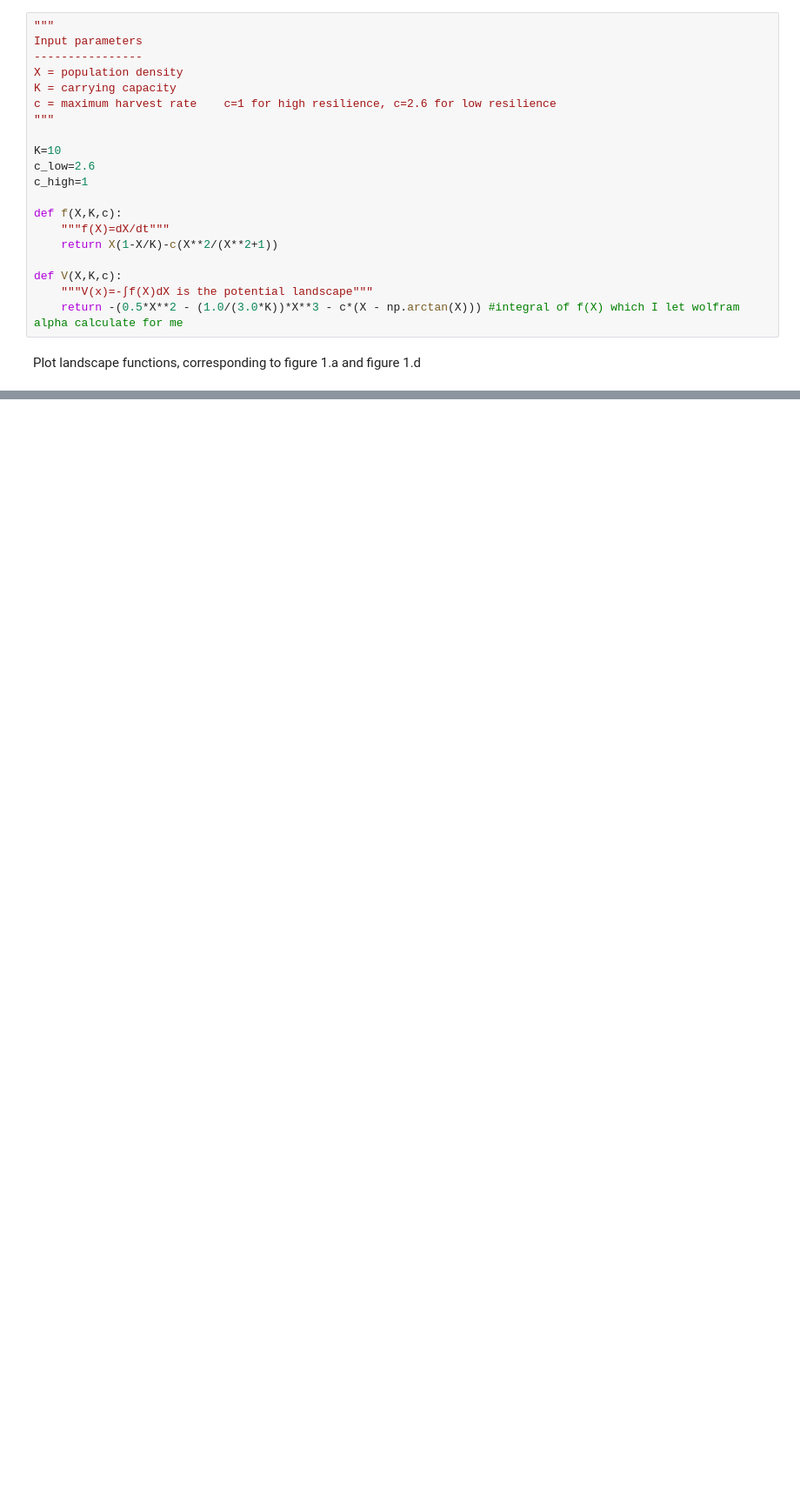
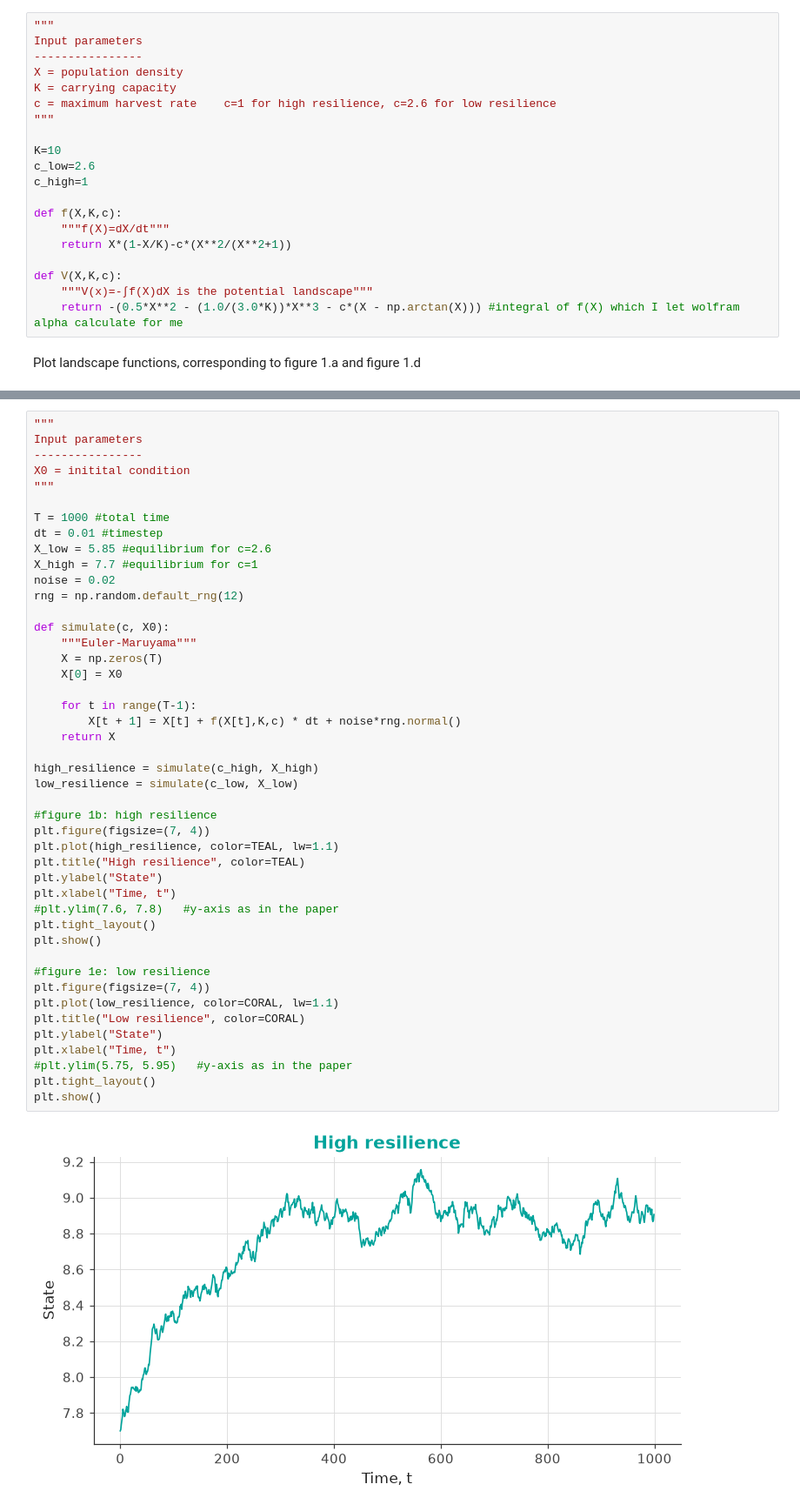
Before and after one commit to betsplie/CSassignment2, a Jupyter notebook: plots.ipynb, the cells around one changed output, grey strips where cells are left out. Shown at 87% size. Cells and saved outputs as stored; diff of their text form; blank space fills up the shorter version.

```diff
--- a/plots.ipynb
+++ b/plots.ipynb
@@ -36,7 +37,7 @@ c_high=1
 
 def f(X,K,c):
     """f(X)=dX/dt"""
-    return X(1-X/K)-c(X**2/(X**2+1))
+    return X*(1-X/K)-c*(X**2/(X**2+1))
 
 def V(X,K,c):
     """V(x)=-∫f(X)dX is the potential landscape"""
@@ -73,0 +77,47 @@ plt.show()
+# %%
+"""
+Input parameters
+----------------
+X0 = initital condition
+"""
+
+T = 1000 #total time
+dt = 0.01 #timestep
+X_low = 5.85 #equilibrium for c=2.6
+X_high = 7.7 #equilibrium for c=1
+noise = 0.02
+rng = np.random.default_rng(12)
+
+def simulate(c, X0):
+    """Euler-Maruyama"""
+    X = np.zeros(T)
+    X[0] = X0
+
+    for t in range(T-1):
+        X[t + 1] = X[t] + f(X[t],K,c) * dt + noise*rng.normal()
+    return X
+
+high_resilience = simulate(c_high, X_high)
+low_resilience = simulate(c_low, X_low)
+
+#figure 1b: high resilience
+plt.figure(figsize=(7, 4))
+plt.plot(high_resilience, color=TEAL, lw=1.1)
+plt.title("High resilience", color=TEAL)
+plt.ylabel("State")
+plt.xlabel("Time, t")
+#plt.ylim(7.6, 7.8)   #y-axis as in the paper
+plt.tight_layout()
+plt.show()
+
+#figure 1e: low resilience
+plt.figure(figsize=(7, 4))
+plt.plot(low_resilience, color=CORAL, lw=1.1)
+plt.title("Low resilience", color=CORAL)
+plt.ylabel("State")
+plt.xlabel("Time, t")
+#plt.ylim(5.75, 5.95)   #y-axis as in the paper
+plt.tight_layout()
+plt.show()
+# %% [output]
+[figure, added]
```
Also changed, not shown: parts of 3 cells of this notebook.
